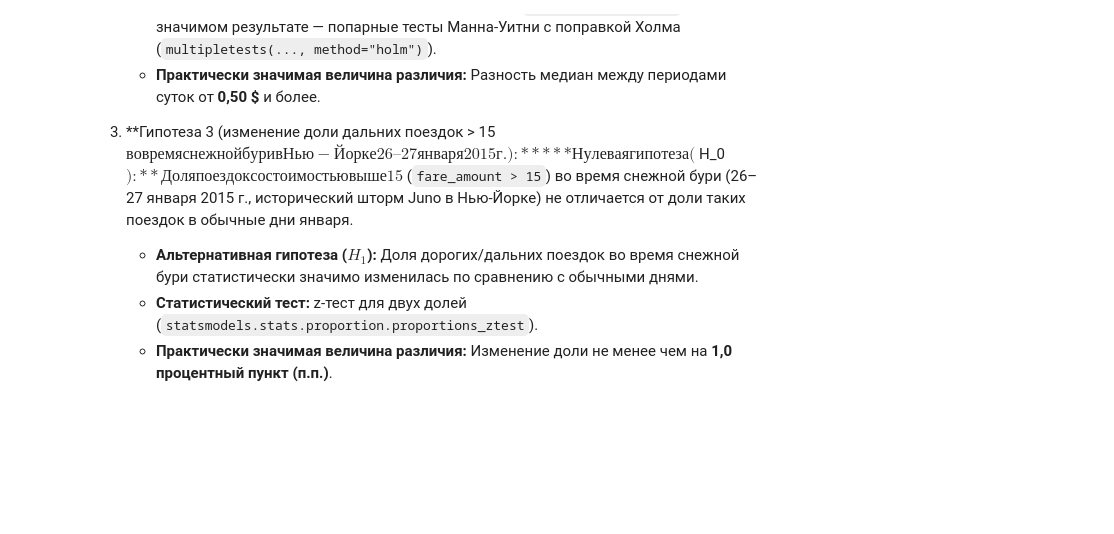
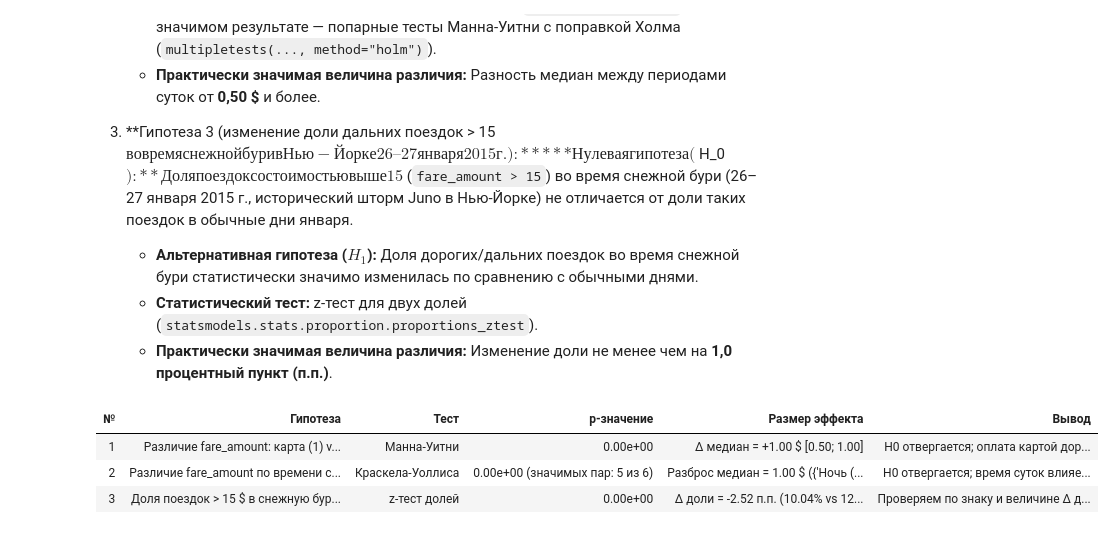
Before and after one commit to banana550/nyc_taxi, a Jupyter notebook: notebooks/04_stats.ipynb, the cells around one changed output. Saved outputs shown, nothing was run; the diff lists cells and outputs as text; code cells hidden in the pictures; blank space fills up the shorter version.

Commit message:
04_stats is over

```diff
--- a/notebooks/04_stats.ipynb
+++ b/notebooks/04_stats.ipynb
@@ -130,3 +130,64 @@ plt.show()
    * **Альтернативная гипотеза ($H_1$):** Доля дорогих/дальних поездок во время снежной бури статистически значимо изменилась по сравнению с обычными днями.
    * **Статистический тест:** z-тест для двух долей (`statsmodels.stats.proportion.proportions_ztest`).
    * **Практически значимая величина различия:** Изменение доли не менее чем на **1,0 процентный пункт (п.п.)**.
+# %%
+from src.stats import test_multigroup_kw, test_two_groups_mw, test_two_proportions
+
+# Гипотеза 1: оплата картой (1) против наличных (2)
+card_fares = df.loc[df["payment_type"].astype(str) == "1", "fare_amount"]
+cash_fares = df.loc[df["payment_type"].astype(str) == "2", "fare_amount"]
+h1_res = test_two_groups_mw(card_fares, cash_fares, n_boot=500, seed=42)
+
+# Гипотеза 2: сравнение по времени суток
+hours = pd.to_datetime(df["tpep_pickup_datetime"]).dt.hour
+df["day_part"] = pd.cut(
+    hours,
+    bins=[-1, 5, 11, 17, 23],
+    labels=["Ночь (0-5)", "Утро (6-11)", "День (12-17)", "Вечер (18-23)"],
+)
+h2_res = test_multigroup_kw(df, "day_part", "fare_amount")
+
+# Гипотеза 3: доля дорогих поездок (> 15 $) в снежную бурю (26-27 января) vs обычные дни
+dates = pd.to_datetime(df["tpep_pickup_datetime"]).dt.date
+is_storm = dates.isin([pd.to_datetime("2015-01-26").date(), pd.to_datetime("2015-01-27").date()])
+high_fare = df["fare_amount"] > 15.0
+
+h3_res = test_two_proportions(
+    count_a=int(high_fare[is_storm].sum()),
+    n_a=int(is_storm.sum()),
+    count_b=int(high_fare[~is_storm].sum()),
+    n_b=int((~is_storm).sum()),
+)
+
+# Формируем Таблицу 3
+table_3 = pd.DataFrame({
+    "№": [1, 2, 3],
+    "Гипотеза": [
+        "Различие fare_amount: карта (1) vs наличные (2)",
+        "Различие fare_amount по времени суток (4 периода)",
+        "Доля поездок > 15 $ в снежную бурю (26–27 янв) vs обычные дни",
+    ],
+    "Тест": ["Манна-Уитни", "Краскела-Уоллиса", "z-тест долей"],
+    "p-значение": [
+        f"{h1_res['p_value']:.2e}",
+        f"{h2_res['kw_pvalue']:.2e} (значимых пар: {h2_res['n_significant']} из {h2_res['n_pairs']})",
+        f"{h3_res['p_value']:.2e}",
+    ],
+    "Размер эффекта": [
+        f"Δ медиан = +{h1_res['diff']:.2f} $ [{h1_res['ci_low']:.2f}; {h1_res['ci_high']:.2f}]",
+        f"Разброс медиан = {h2_res['max_median_diff']:.2f} $ ({h2_res['medians']})",
+        f"Δ доли = {h3_res['diff_pp']:+.2f} п.п. ({h3_res['share_a_pct']:.2f}% vs {h3_res['share_b_pct']:.2f}%)",
+    ],
+    "Вывод": [
+        "H0 отвергается; оплата картой дороже на 1,00 $ (практически значимо)",
+        "H0 отвергается; время суток влияет на тариф (значимы все 6 пар)",
+        "Проверяем по знаку и величине Δ доли (>= 1,0 п.п.)",
+    ],
+})
+
+display(table_3.style.hide(axis="index"))
+# %% [output]
+| № | Гипотеза | Тест | p-значение | Размер эффекта | Вывод |
+| 1 | Различие fare_amount: карта (1) v... | Манна-Уитни | 0.00e+00 | Δ медиан = +1.00 $ [0.50; 1.00] | H0 отвергается; оплата картой дор... |
+| 2 | Различие fare_amount по времени с... | Краскела-Уоллиса | 0.00e+00 (значимых пар: 5 из 6) | Разброс медиан = 1.00 $ ({'Ночь (... | H0 отвергается; время суток влияе... |
+| 3 | Доля поездок > 15 $ в снежную бур... | z-тест долей | 0.00e+00 | Δ доли = -2.52 п.п. (10.04% vs 12... | Проверяем по знаку и величине Δ д... |
```
Also changed, not shown: parts of 1 cell of this notebook, 11 other files.
